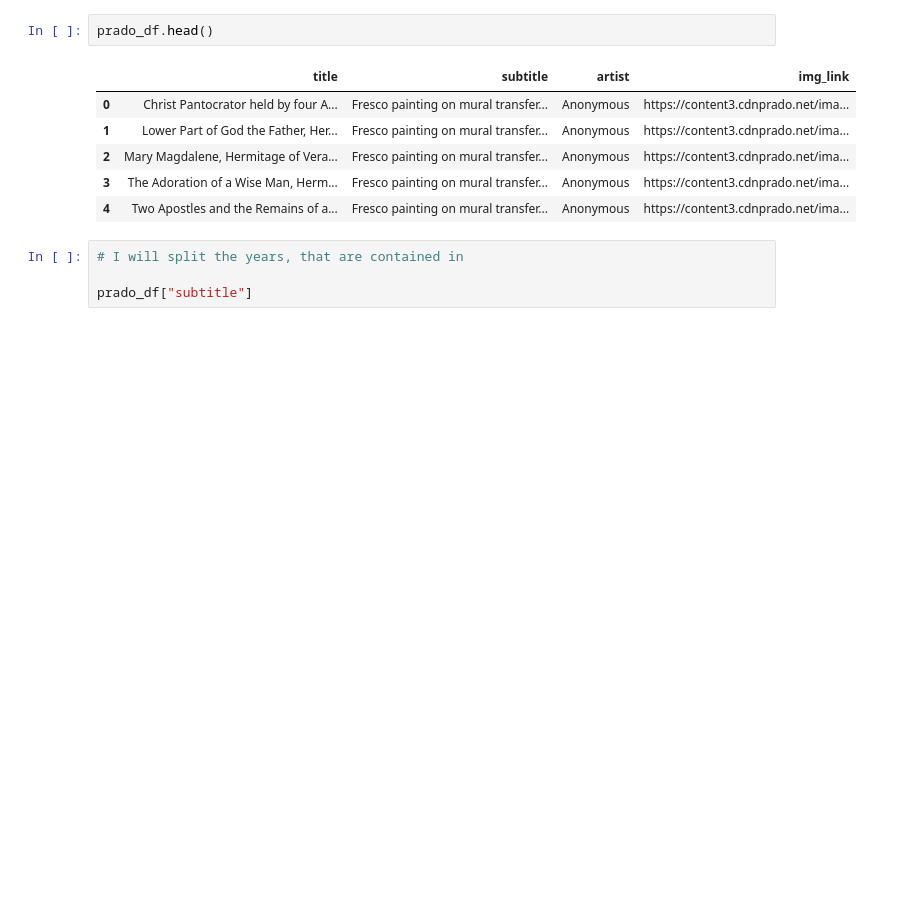
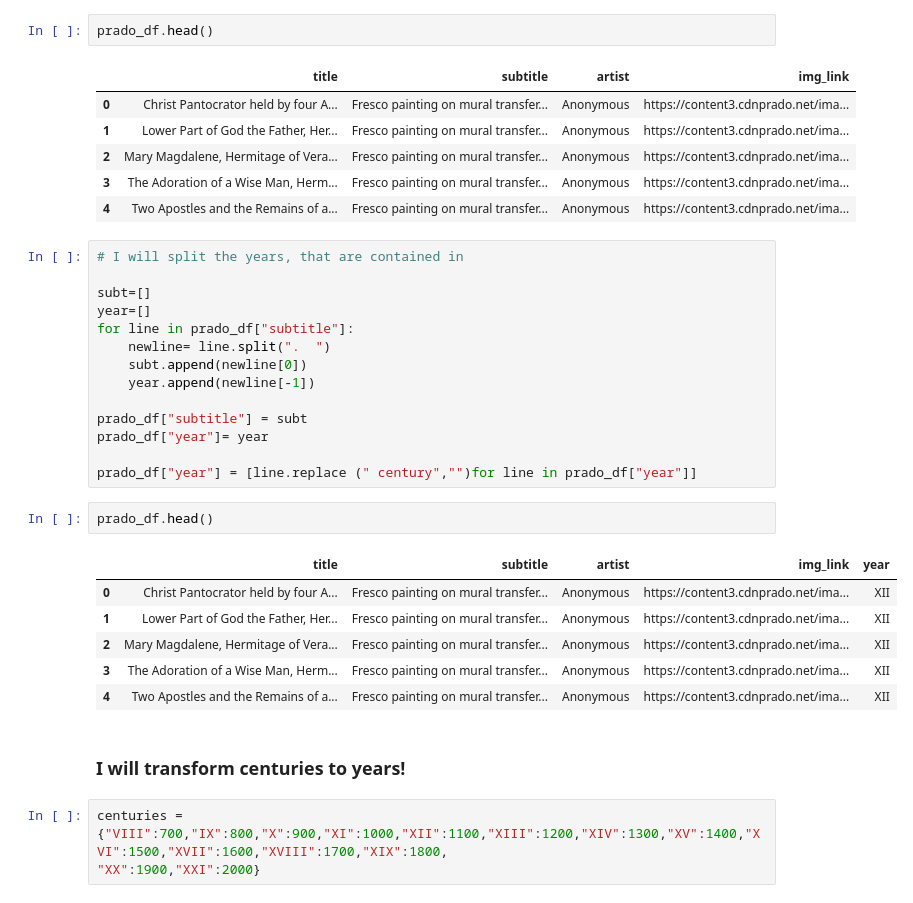
Before and after one commit to bernatbellmunt/final_project_IH, a Jupyter notebook: scrape.ipynb, the cells around one changed output. Cells and saved outputs as stored; diff of their text form; blank space fills up the shorter version.

```diff
--- a/scrape.ipynb
+++ b/scrape.ipynb
@@ -137,7 +183,31 @@ prado_df.head()
 | 2 | Mary Magdalene, Hermitage of Vera... | Fresco painting on mural transfer... | Anonymous | https://content3.cdnprado.net/ima... |
 | 3 | The Adoration of a Wise Man, Herm... | Fresco painting on mural transfer... | Anonymous | https://content3.cdnprado.net/ima... |
 | 4 | Two Apostles and the Remains of a... | Fresco painting on mural transfer... | Anonymous | https://content3.cdnprado.net/ima... |
-# %%
-# I will split the years, that are contained in
-
-prado_df["subtitle"]
+# %%
+# I will split the years, that are contained in
+
+subt=[]
+year=[]
+for line in prado_df["subtitle"]:
+    newline= line.split(".  ")
+    subt.append(newline[0])
+    year.append(newline[-1])
+
+prado_df["subtitle"] = subt
+prado_df["year"]= year
+
+prado_df["year"] = [line.replace (" century","")for line in prado_df["year"]]
+# %%
+prado_df.head()
+# %% [output]
+|  | title | subtitle | artist | img_link | year |
+| 0 | Christ Pantocrator held by four A... | Fresco painting on mural transfer... | Anonymous | https://content3.cdnprado.net/ima... | XII |
+| 1 | Lower Part of God the Father, Her... | Fresco painting on mural transfer... | Anonymous | https://content3.cdnprado.net/ima... | XII |
+| 2 | Mary Magdalene, Hermitage of Vera... | Fresco painting on mural transfer... | Anonymous | https://content3.cdnprado.net/ima... | XII |
+| 3 | The Adoration of a Wise Man, Herm... | Fresco painting on mural transfer... | Anonymous | https://content3.cdnprado.net/ima... | XII |
+| 4 | Two Apostles and the Remains of a... | Fresco painting on mural transfer... | Anonymous | https://content3.cdnprado.net/ima... | XII |
+# %% [markdown]
+### I will transform centuries to years!
+# %%
+centuries = {"VIII":700,"IX":800,"X":900,"XI":1000,"XII":1100,"XIII":1200,"XIV":1300,"XV":1400,"XVI":1500,"XVII":1600,"XVIII":1700,"XIX":1800,
+"XX":1900,"XXI":2000}
```
Also changed, not shown: parts of 5 cells of this notebook.
